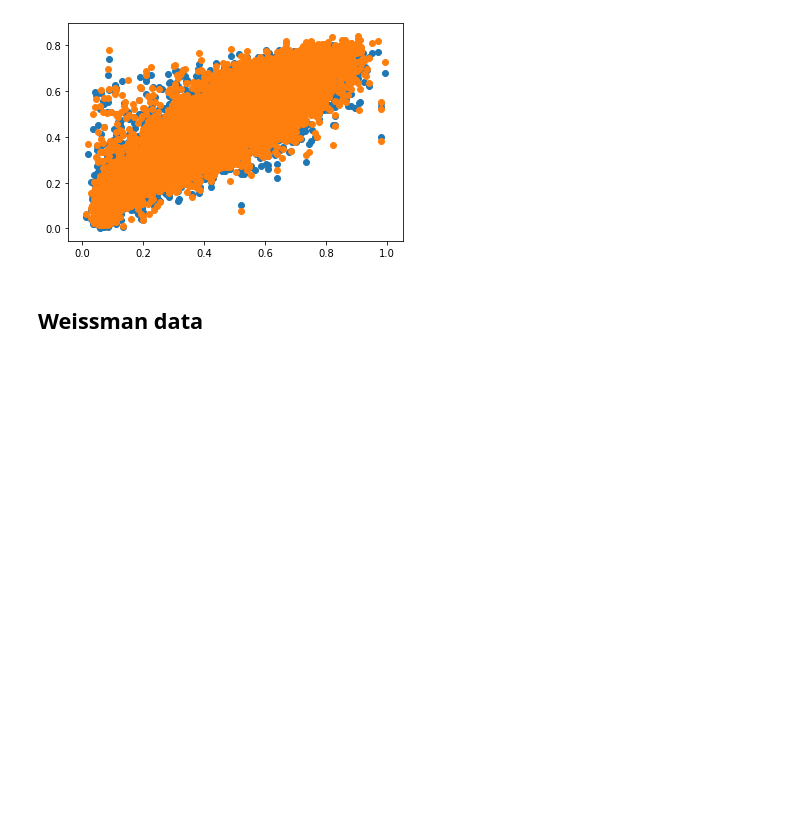
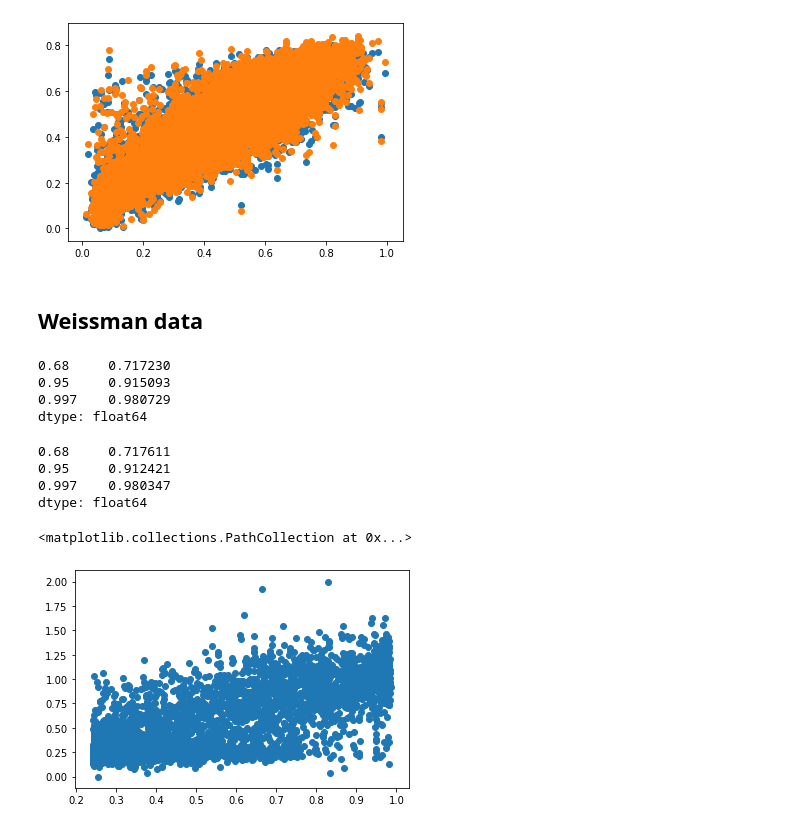
Before and after one commit to bakirillov/uace, a Jupyter notebook: src/ConfidenceIntervals.ipynb, the cells around one changed output. Saved outputs shown, nothing was run; the diff lists cells and outputs as text; code cells hidden in the pictures; blank space fills up the shorter version.

```diff
--- a/src/ConfidenceIntervals_mse.ipynb
+++ b/src/ConfidenceIntervals.ipynb
@@ -414,7 +414,27 @@ plt.scatter(cnn_mse["y"], y_hats_mse)
 # %% [markdown]
 ## Weissman data
 # %%
-with open("../models/Weissman/model.json", "r") as ih:
-    weissman = json.load(ih)
+with open("../models/Weissman/cnn.json", "r") as ih:
+    weissman_elbo = json.load(ih)
+with open("../models/Weissman/cnn_mse.json", "r") as ih:
+    weissman_mse = json.load(ih)
 # %%
-in_CI(weissman["y"], weissman["y_hat"], weissman["y_hat_std"]).mean()
+in_CI(weissman_elbo["y"], weissman_elbo["y_hat"], weissman_elbo["y_hat_std"]).mean()
+# %% [output]
+0.68     0.717230
+0.95     0.915093
+0.997    0.980729
+dtype: float64
+# %%
+in_CI(weissman_mse["y"], weissman_mse["y_hat"], weissman_mse["y_hat_std"]).mean()
+# %% [output]
+0.68     0.717611
+0.95     0.912421
+0.997    0.980347
+dtype: float64
+# %%
+plt.scatter(np.array(weissman_elbo["y_hat"])*2, np.array(weissman_elbo["y"])*2)
+#plt.scatter(weissman_mse["y"]*2, weissman_mse["y_hat"]*2)
+# %% [output]
+<matplotlib.collections.PathCollection at 0x...>
+[figure, added]
```
Also changed, not shown: 7 other files.
